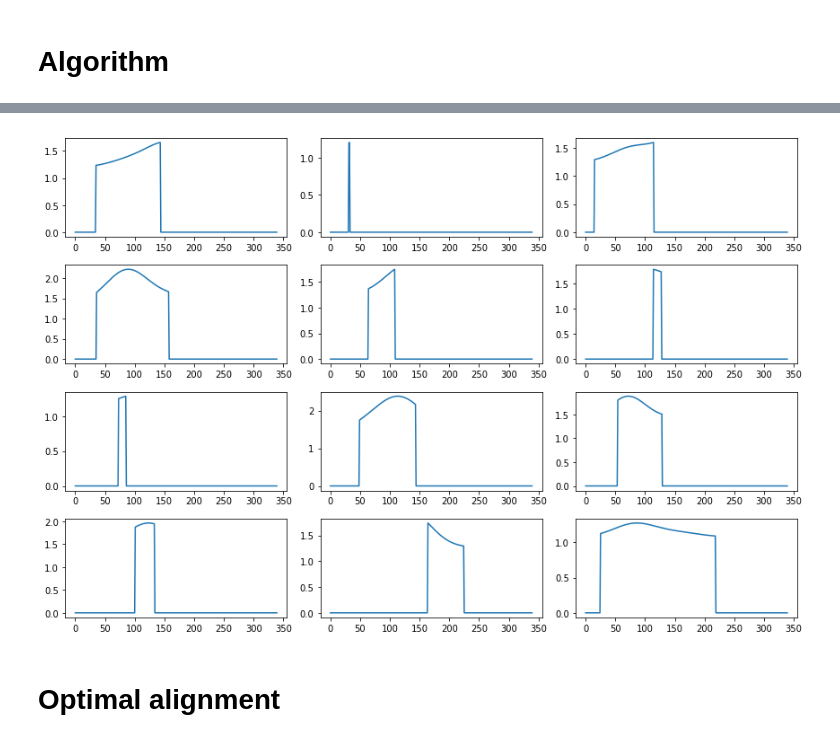
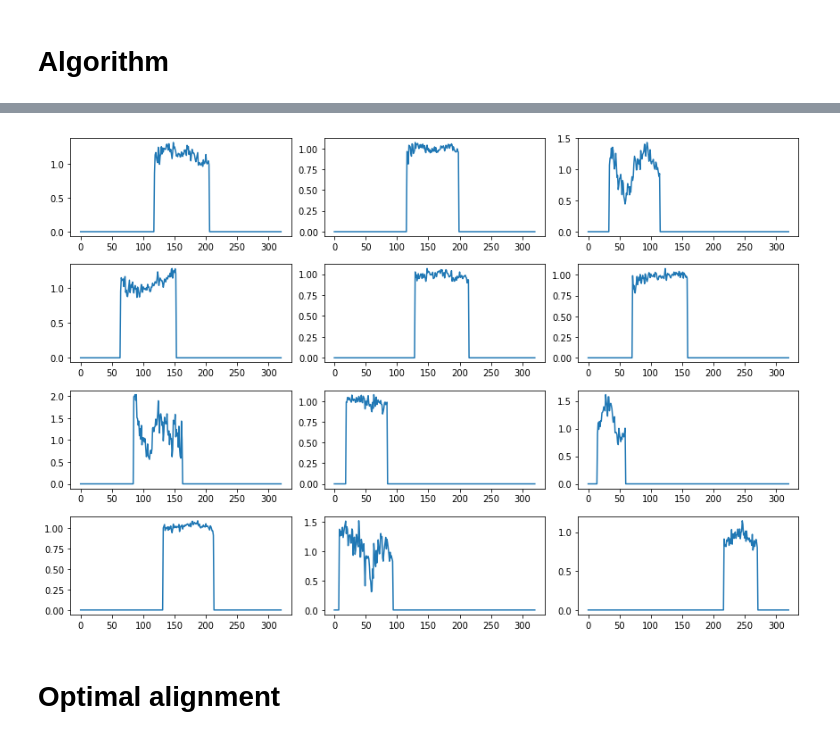
Before and after one commit to gsel9/delta-score, a Jupyter notebook: notebooks/gnlm.ipynb, the cells around one changed output, grey strips where cells are left out. Cells and saved outputs as stored; diff of their text form; code cells hidden in the pictures.

```diff
--- a/notebooks/gnlm.ipynb
+++ b/notebooks/gnlm.ipynb
@@ -126,16 +140,16 @@ def screening_data_gen():
     return M * O
 # %%
 # Choose between synthetic and screening data for demonstration run.
-M = synthetic_data_gen()
-#M = screening_data_gen()
+#M = synthetic_data_gen()
+M = screening_data_gen()
 
 # Examples of profiles.
 _, axes = plt.subplots(ncols=3, nrows=4, figsize=(12, 8))
 for i, axis in enumerate(axes.ravel()):
     axis.plot(M[i])
 plt.tight_layout()
 # %% [output]
-[figure, old version]
+[figure, new version]
 # %% [markdown]
 # Optimal alignment
 # %%
```
Also changed, not shown: parts of 29 cells of this notebook.
